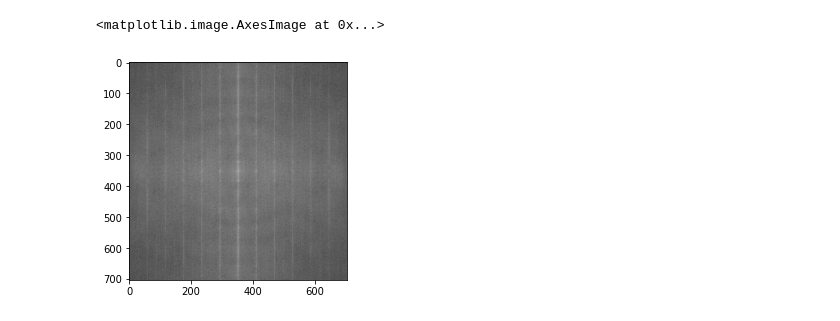
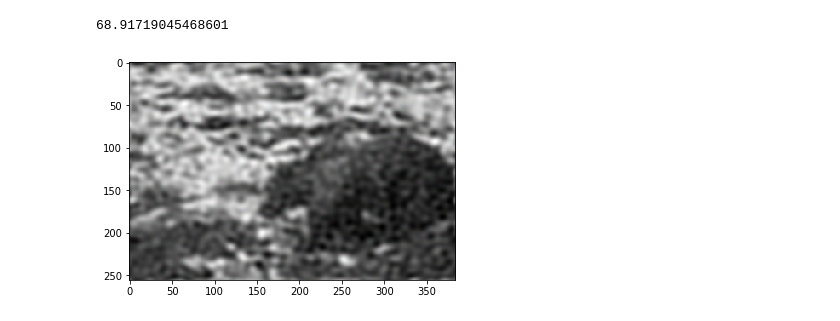
Before and after one commit to carvalheirafc/jupyter_backups, a Jupyter notebook: digital_image_processing/wiener_filter.ipynb, the cells around one changed output. Saved outputs shown, nothing was run; the diff lists cells and outputs as text; code cells hidden in the pictures.

Commit message:
fixed wiener and created noise estimation

```diff
--- a/digital_image_processing/wiener_filter.ipynb
+++ b/digital_image_processing/wiener_filter.ipynb
@@ -31,8 +9,56 @@ def power_spectrum_alt(image):
+# %%
+from scipy.signal import convolve2d
+import math
+def estimate_noise(I):
+
+  H, W = I.shape
+
+  M = [[1, -2, 1],
+       [-2, 4, -2],
+       [1, -2, 1]]
+
+  sigma = np.sum(np.sum(np.absolute(convolve2d(I, M))))
+  sigma = sigma * math.sqrt(0.5 * math.pi) / (6 * (W-2) * (H-2))
+
+  return sigma
 # %%
-image = cv2.imread('baixo.jpg', cv2.IMREAD_GRAYSCALE)
+image = cv2.imread('bear.png', cv2.IMREAD_GRAYSCALE)
-# %%
-specs = power_spectrum_alt(image)
-plt.imshow(np.log10(specs), cmap='gray')
-# %% [output]
-<matplotlib.image.AxesImage at 0x...>
-[figure, removed]
+# %%
+noise_var = estimate_noise(np.array(image))
+noise_var
+# %% [output]
+68.91719045468601
+# %%
+image = image = dip.Image(cv2.imread('bear.png'))
+kernel = dip.CreateGauss([3, 3]).Pad(image.Sizes())
+
+smooth = dip.ConvolveFT(image, kernel)
+smooth = dip.GaussianNoise(smooth, 5.0)
+#smooth = dip.MedianFilter(smooth)
+
+'''
+
+H:  Fourier Transform of kernel
+Sn: Power Spectral Density of the noise
+Sf: Power Spectral Density of image
+G:  Fourier Transform of Original Image
+
+'''
+H = dip.FourierTransform(kernel)
+Sn = dip.Image(noise_var * smooth.NumberOfPixels())
+Sf = dip.SquareModulus(F)
+G = dip.FourierTransform(smooth)
+
+
+'''
+Wiener Filter Calculation
+
+'''
+R = dip.Conjugate(H) / ( dip.SquareModulus(H) + Sn / Sf )
+R = np.array(R) * np.array(G)
+
+result_image = dip.FourierTransform(R, {"inverse", "real"})
+
+result_image.Show()
+# %% [output]
+[figure, added]
```
Also changed, not shown: parts of 6 cells of this notebook.
